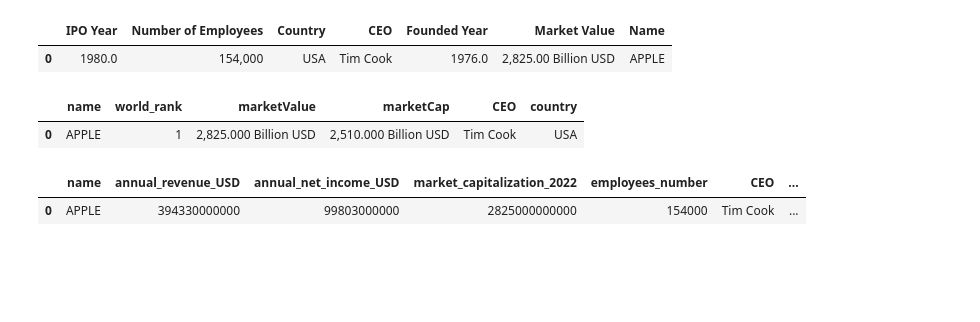
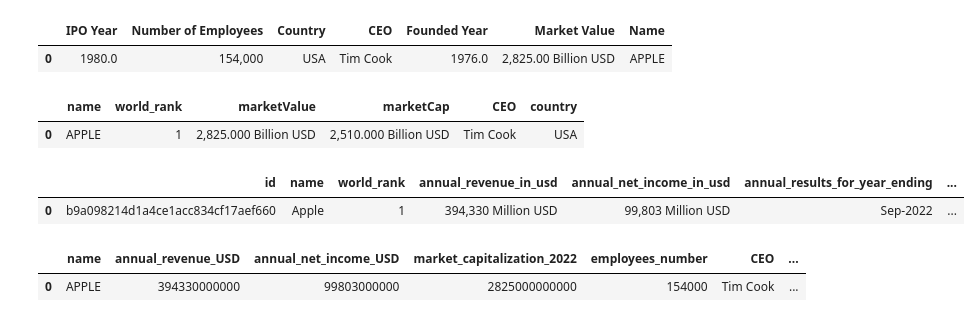
Before and after one commit to Elisabetta99/IDD_HW8, a Jupyter notebook: schemaAlignment.ipynb, the cells around one changed output. Saved outputs shown, nothing was run; the diff lists cells and outputs as text; code cells hidden in the pictures; blank space fills up the shorter version.

```diff
--- a/schemaAlignment.ipynb
+++ b/schemaAlignment.ipynb
@@ -100,8 +104,11 @@ val2.head(1)
 |  | name | world_rank | marketValue | marketCap | CEO | country |
 | 0 | APPLE | 1 | 2,825.000 Billion USD | 2,510.000 Billion USD | Tim Cook | USA |
 # %%
-#val3 = pd.read_json('de-sources-2022-2023/value.today/avengers-valuetoday.json')
-#val3.head(1)
+val3 = pd.read_json('de-sources-2022-2023/value.today/avengers-valuetoday.json', lines=True)
+val3.head(1)
+# %% [output]
+|  | id | name | world_rank | annual_revenue_in_usd | annual_net_income_in_usd | annual_results_for_year_ending | ... |
+| 0 | b9a098214d1a4ce1acc834cf17aef660 | Apple | 1 | 394,330 Million USD | 99,803 Million USD | Sep-2022 | ... |
 # %%
 val4 = pd.read_json('de-sources-2022-2023/value.today/gren-value.today.json')
 val4.head(1)
```
Also changed, not shown: parts of 7 cells of this notebook.
